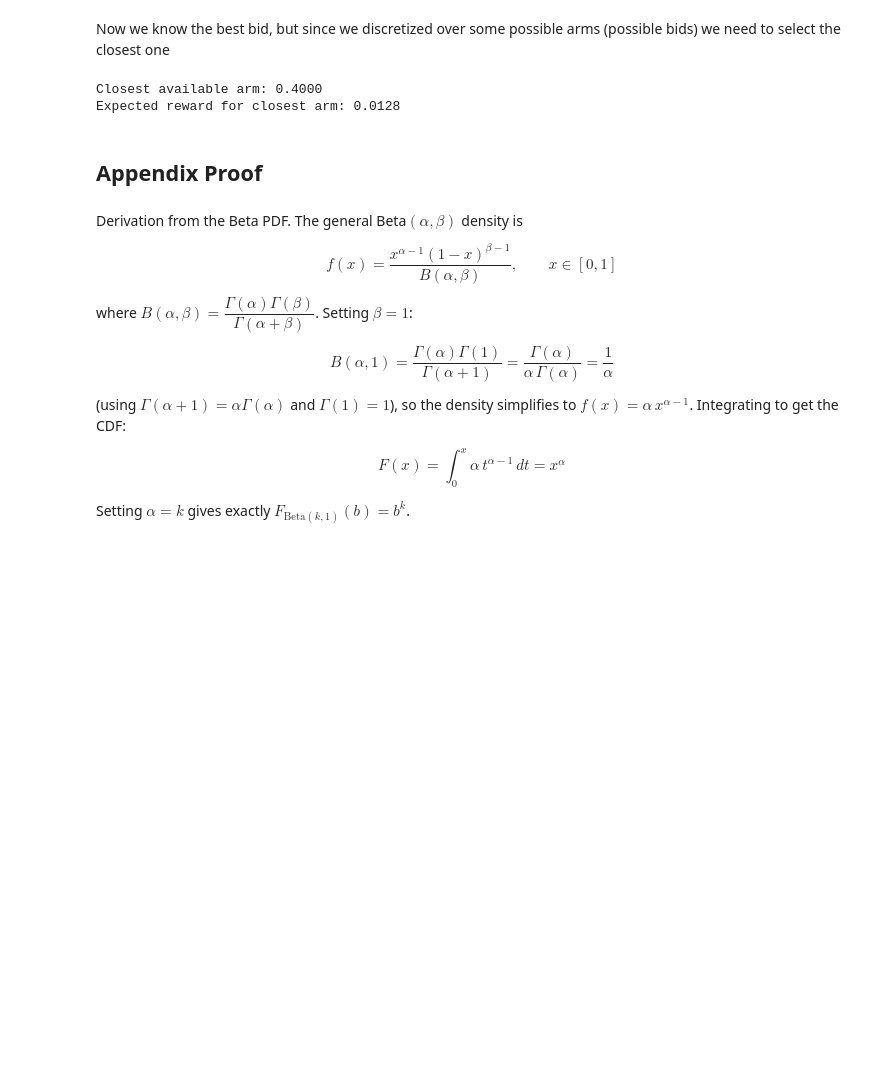
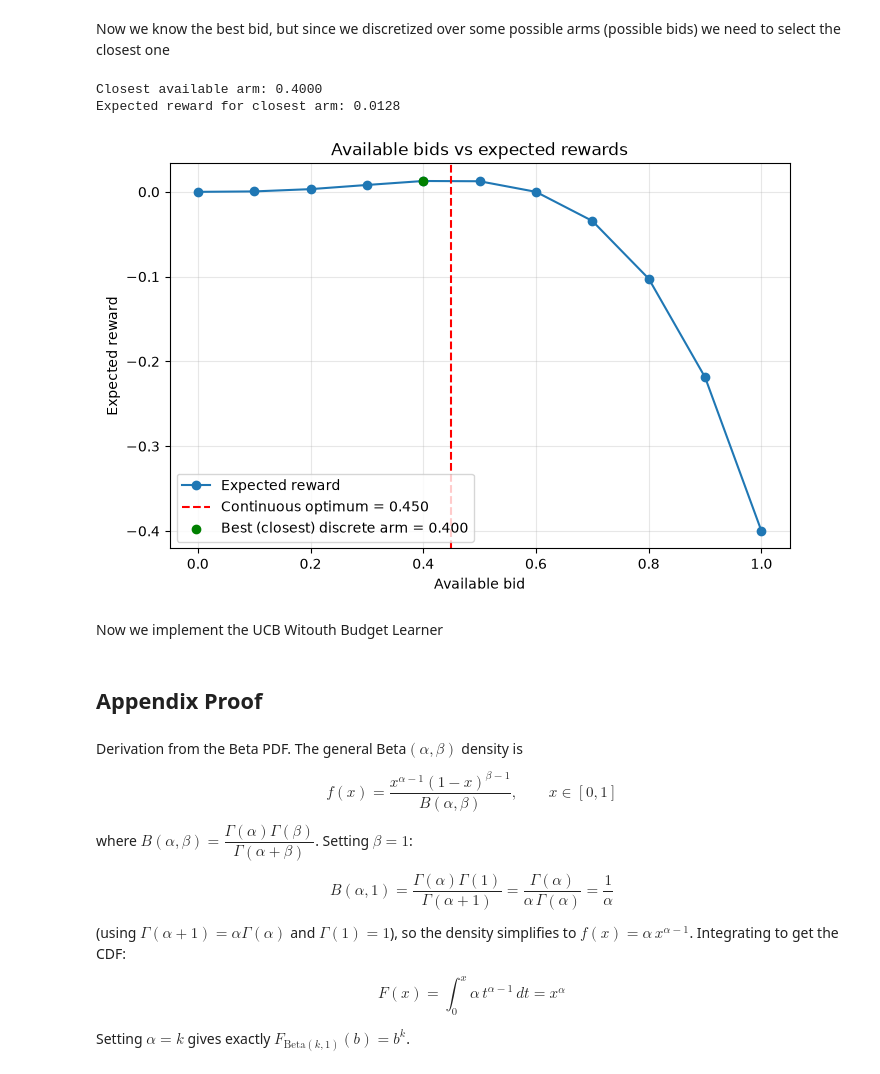
Before and after one commit to poligregni/OnlineLearningApplications2026, a Jupyter notebook: requirement_1.ipynb, the cells around one changed output. Saved outputs shown, nothing was run; the diff lists cells and outputs as text; code cells hidden in the pictures; blank space fills up the shorter version.

```diff
--- a/requirement_1.ipynb
+++ b/requirement_1.ipynb
@@ -228,6 +224,23 @@ print(f"Expected reward for closest arm: {closest_arm_reward:.4f}")
 # %% [output]
 Closest available arm: 0.4000
 Expected reward for closest arm: 0.0128
+# %%
+plt.figure(figsize=(8, 5))
+plt.plot(available_bids, expected_rewards, marker='o', label='Expected reward')
+plt.axvline(optimal_bid, color='red', linestyle='--',
+            label=f'Continuous optimum = {optimal_bid:.3f}')
+plt.scatter(closest_arm, closest_arm_reward, color='green', zorder=3,
+            label=f'Best (closest) discrete arm = {closest_arm:.3f}')
+plt.xlabel('Available bid')
+plt.ylabel('Expected reward')
+plt.title('Available bids vs expected rewards')
+plt.grid(True, alpha=0.3)
+plt.legend()
+plt.show()
+# %% [output]
+[figure, added]
+# %% [markdown]
+Now we implement the UCB Witouth Budget Learner
 # %% [markdown]
 ## Appendix Proof
 # %% [markdown]
```
Also changed, not shown: parts of 1 cell of this notebook.
